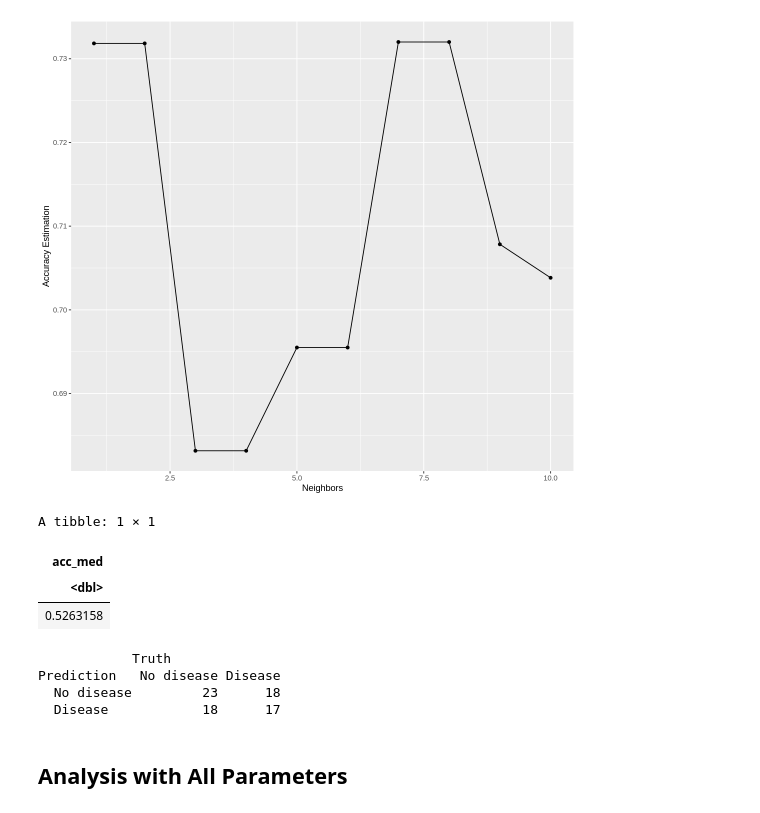
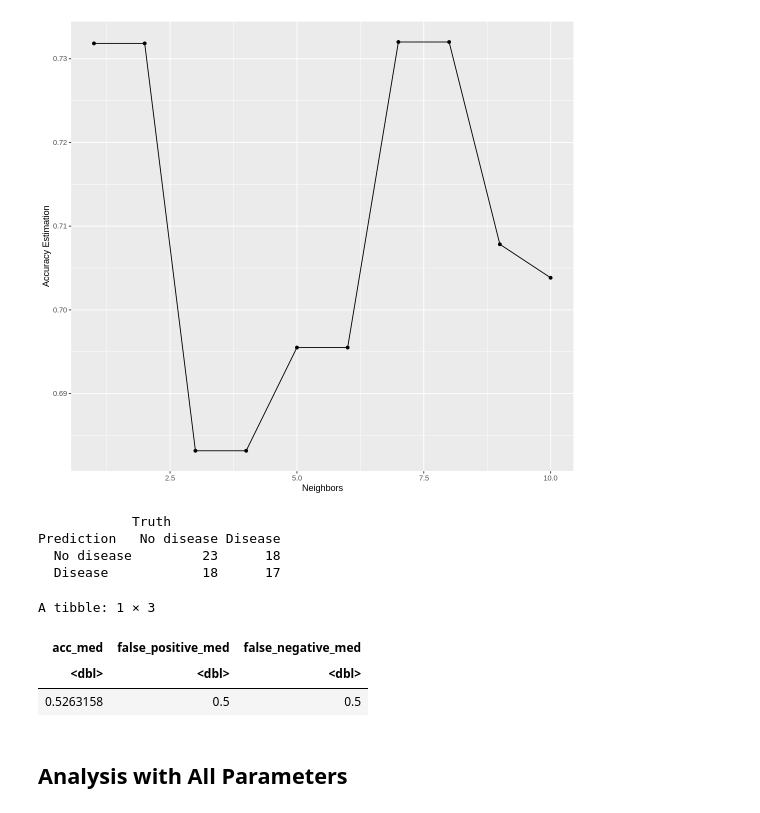
Before and after one commit to Phoebeml/Group20_DSCI100, a Jupyter notebook: Group20Project.ipynb, the cells around one changed output. Saved outputs shown, nothing was run; the diff lists cells and outputs as text; code cells hidden in the pictures.

Commit message:
added false positive and false negatives

```diff
--- a/Group20Project.ipynb
+++ b/Group20Project.ipynb
@@ -291,39 +301,44 @@ accuracy_vs_k_med
 # %%
 #We now create a model using the best K chosen from above
 set.seed(4200)
 #make a new spec
 heart_spec_med <- nearest_neighbor(weight_func = "rectangular", neighbors = 7) |>
     set_engine("kknn") |>
     set_mode("classification")
 
 #make a new workflow (retrain mdoel)
 heart_fit_med <- workflow() |>
     add_recipe(heart_recipe_med) |>
     add_model(heart_spec_med) |>
     fit(data = heart_train_med)
 
 heart_predicted_med <- predict(heart_fit_med, heart_test_med) |>
     bind_cols(heart_test_med)
 
+confusion_med <- heart_predicted_med|>
+             conf_mat(truth = num, estimate = .pred_class)
+confusion_med
+
 acc_med <- heart_predicted_med |>
     metrics(truth = num, estimate = .pred_class) |>
     filter(.metric == "accuracy") |>
     select(.estimate) |>
     pull()
-tibble(acc_med)
 
-confusion_med <- heart_predicted_med|>
-             conf_mat(truth = num, estimate = .pred_class)
-confusion_med
+false_positive_med <- 18/36
+
+false_negative_med <- 18/36
+
+tibble(acc_med, false_positive_med, false_negative_med)
 # %% [output]
-A tibble: 1 × 1
+            Truth
+Prediction   No disease Disease
+  No disease         23      18
+  Disease            18      17
+A tibble: 1 × 3
-| acc_med |
-| <dbl> |
-| 0.5263158 |
+| acc_med | false_positive_med | false_negative_med |
+| <dbl> | <dbl> | <dbl> |
+| 0.5263158 | 0.5 | 0.5 |
-            Truth
-Prediction   No disease Disease
-  No disease         23      18
-  Disease            18      17
 # %% [markdown]
 Analysis with All Parameters
 ----
```
Also changed, not shown: parts of 2 cells of this notebook.
